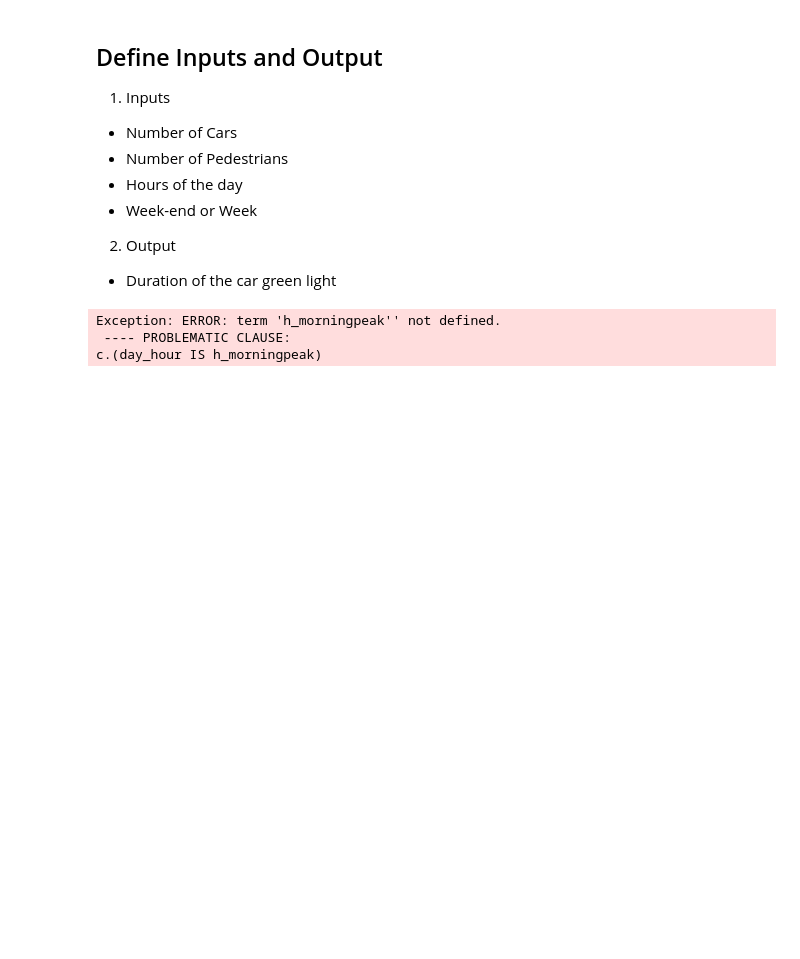
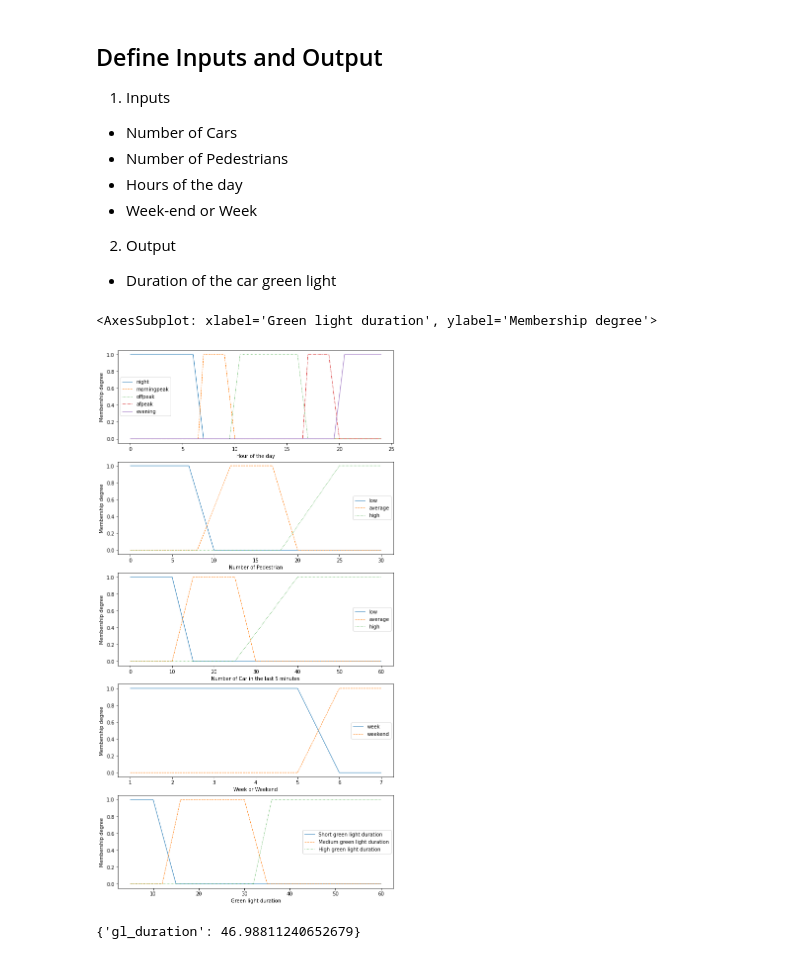
Before and after one commit to dududroux/fuzzylogic, a Jupyter notebook: Vendroux-Liard_AssignementFuzzy.ipynb, the cells around one changed output. Cells and saved outputs as stored; diff of their text form; code cells hidden in the pictures; blank space fills up the shorter version.

```diff
--- a/Vendroux-Liard_AssignementFuzzy.ipynb
+++ b/Vendroux-Liard_AssignementFuzzy.ipynb
@@ -41,8 +41,8 @@ h_afpeak = FuzzySet(function= Trapezoidal_MF(16.5, 17, 19,20), term = "afpeak")
 h_evening = FuzzySet(function = Trapezoidal_MF(19.5, 20.5, 24, 24), term = "evening")
 FS.add_linguistic_variable("day_hour", LinguisticVariable([h_night, h_morningpeak, h_offpeak, h_afpeak, h_evening], concept="Hour of the day", universe_of_discourse=[0,24]))
 
-week = FuzzySet(function=Trapezoidal_MF(1,1,5,5), term = "week")
-weekend = FuzzySet(function=Trapezoidal_MF(6,6,7,7), term = "weekend")
+week = FuzzySet(function=Trapezoidal_MF(1,1,5,6), term = "week")
+weekend = FuzzySet(function=Trapezoidal_MF(5,6,7,7), term = "weekend")
 FS.add_linguistic_variable("week_day", LinguisticVariable([week, weekend], concept="Week or Weekend", universe_of_discourse=[1,7]))
 
 #Define output
@@ -50,3 +50,14 @@ gl_short = FuzzySet(function=Trapezoidal_MF(5, 5, 10,15), term = "Short green li
 gl_medium = FuzzySet(function=Trapezoidal_MF(12,16,30,35), term = "Medium green light duration")
 gl_high = FuzzySet(function=Trapezoidal_MF(32,36,60,60), term = "High green light duration")
 FS.add_linguistic_variable("gl_duration", LinguisticVariable([gl_short, gl_medium, gl_high], concept = "Green light duration", universe_of_discourse=[5,60]))
+# %%
+fig, (ax1,ax2,ax3,ax4,ax5) = plt.subplots(nrows=5, figsize=(10,20))
+
+FS.plot_variable("day_hour",ax = ax1)
+FS.plot_variable("nb_pd",ax = ax2)
+FS.plot_variable("nb_car",ax = ax3)
+FS.plot_variable("week_day",ax = ax4)
+FS.plot_variable("gl_duration",ax = ax5,)
+# %% [output]
+<AxesSubplot: xlabel='Green light duration', ylabel='Membership degree'>
+[figure, added]
@@ -63,6 +76,4 @@ FS.set_variable("week_day", 6)
 # %%
 print(FS.Mamdani_inference(["gl_duration"]))
 # %% [output]
-Exception: ERROR: term 'h_morningpeak'' not defined.
- ---- PROBLEMATIC CLAUSE:
-c.(day_hour IS h_morningpeak)
+{'gl_duration': 46.98811240652679}
```
Also changed, not shown: parts of 2 cells of this notebook.
